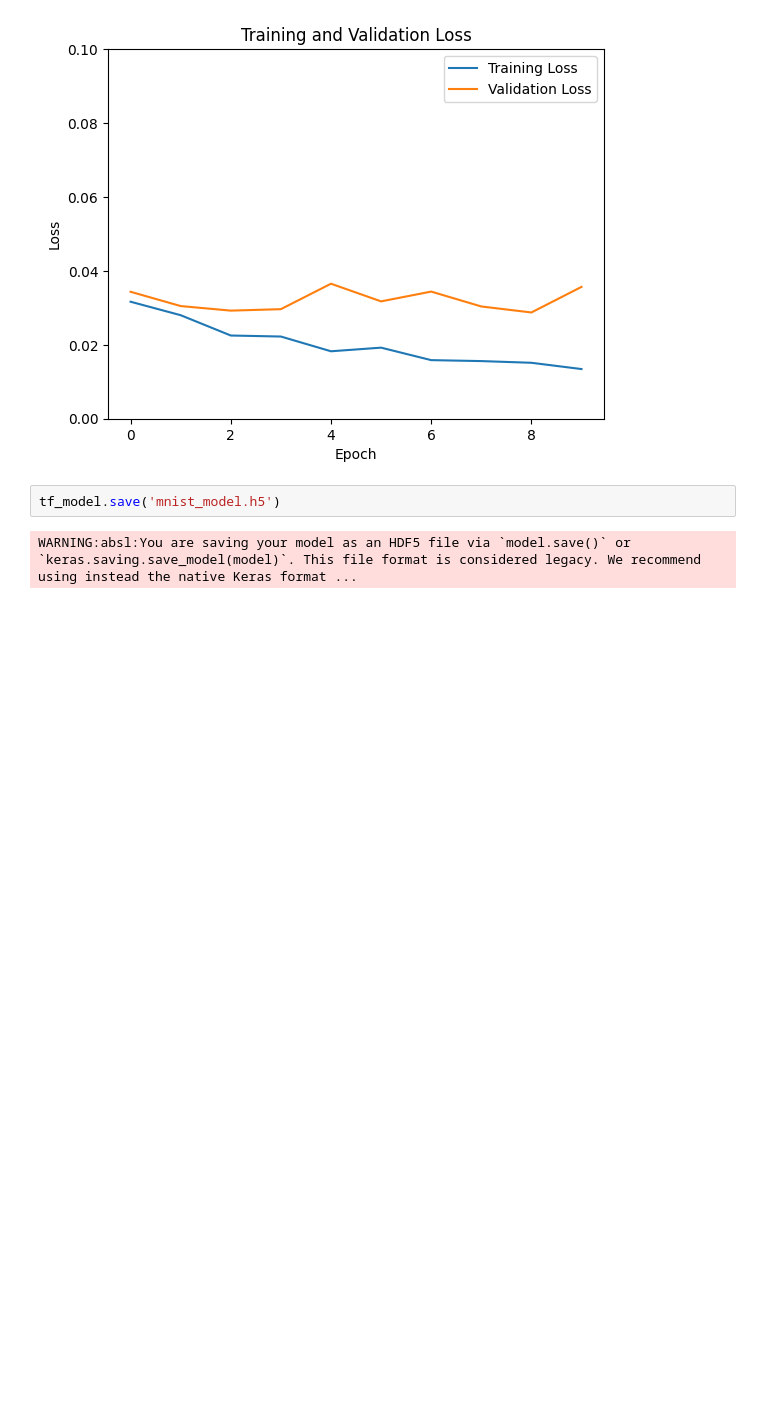
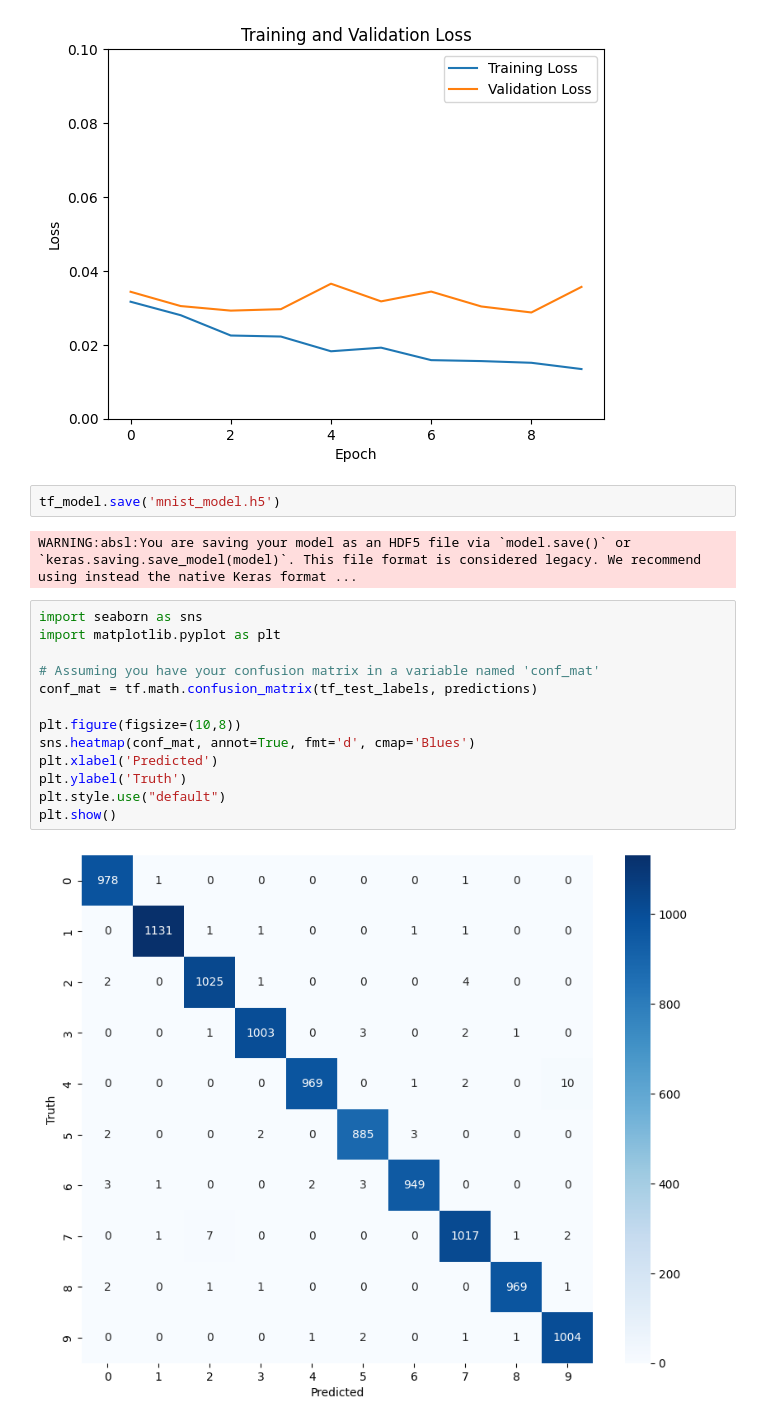
Before and after one commit to ChanifRusydi/TTI6A3-S2TE-38-BP1, a Jupyter notebook: Mini Project-2.ipynb, the cells around one changed output. Saved outputs shown, nothing was run; the diff lists cells and outputs as text; blank space fills up the shorter version.

```diff
--- a/Mini Project-2.ipynb
+++ b/Mini Project-2.ipynb
@@ -248,3 +248,18 @@ plt.show()
 tf_model.save('mnist_model.h5')
 # %% [output]
 WARNING:absl:You are saving your model as an HDF5 file via `model.save()` or `keras.saving.save_model(model)`. This file format is considered legacy. We recommend using instead the native Keras format ...
+# %%
+import seaborn as sns
+import matplotlib.pyplot as plt
+
+# Assuming you have your confusion matrix in a variable named 'conf_mat'
+conf_mat = tf.math.confusion_matrix(tf_test_labels, predictions)
+
+plt.figure(figsize=(10,8))
+sns.heatmap(conf_mat, annot=True, fmt='d', cmap='Blues')
+plt.xlabel('Predicted')
+plt.ylabel('Truth')
+plt.style.use("default")
+plt.show()
+# %% [output]
+[figure, added]
```
Also changed, not shown: 2 other files.
